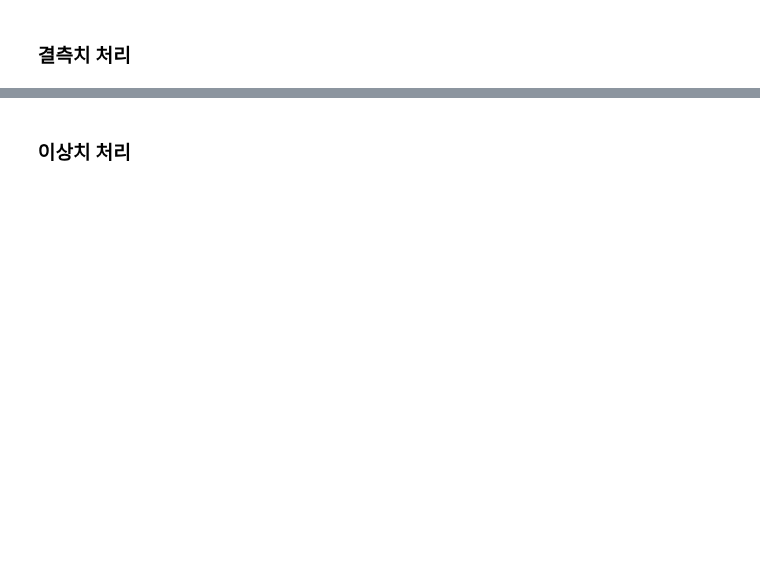
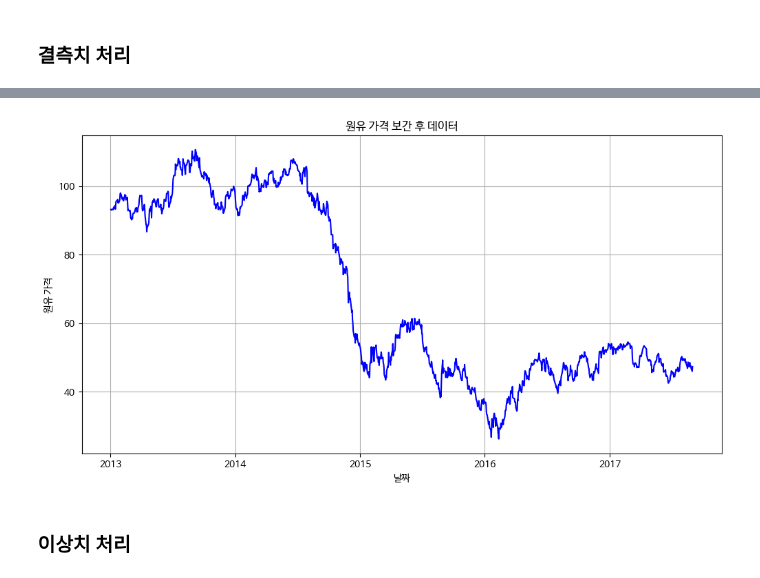
Before and after one commit to Nis4Newt/Data-Analysis-with-Open-Source, a Jupyter notebook: 오픈소스_데이터_분석_7강.ipynb, the cells around one changed output, grey strips where cells are left out. Saved outputs shown, nothing was run; the diff lists cells and outputs as text; code cells hidden in the pictures; blank space fills up the shorter version.

```diff
--- a/오픈소스_데이터_분석_7강.ipynb
+++ b/오픈소스_데이터_분석_7강.ipynb
@@ -299,0 +322,15 @@ plt.show()
+# %%
+## 판매, 매장, 거래, 원유, 휴일이벤트 데이터 결측치
+print(train.isnull().sum())
+
+store = pd.read_csv('stores.csv')
+print(store.isnull().sum())
+
+transactions = pd.read_csv('transactions.csv')
+print(transactions.isnull().sum())
+
+oil = pd.read_csv('oil.csv')
+print(oil.isnull().sum())
+
+holidays_events = pd.read_csv('holidays_events.csv')
+print(holidays_events.isnull().sum())
@@ -315,16 +373,18 @@ plt.show()
 # %%
 oil_cleaned = oil.copy()
 
 ### 선형 보간법 적용한 원유 가격 데이터
-
+oil_cleaned['dcoilwtico'] = oil_cleaned['dcoilwtico'].interpolate(method='linear')
 
 plt.figure(figsize=(12, 6))
 plt.plot(oil_cleaned['date'], oil_cleaned['dcoilwtico'], 'b-')
 plt.title("원유 가격 보간 후 데이터")
 plt.xlabel("날짜")
 plt.ylabel("원유 가격")
 plt.grid(True)
 plt.show()
+# %% [output]
+[figure, added]
 # %% [markdown]
 ### 이상치 처리
 # %%
```
Also changed, not shown: parts of 8 cells of this notebook.
